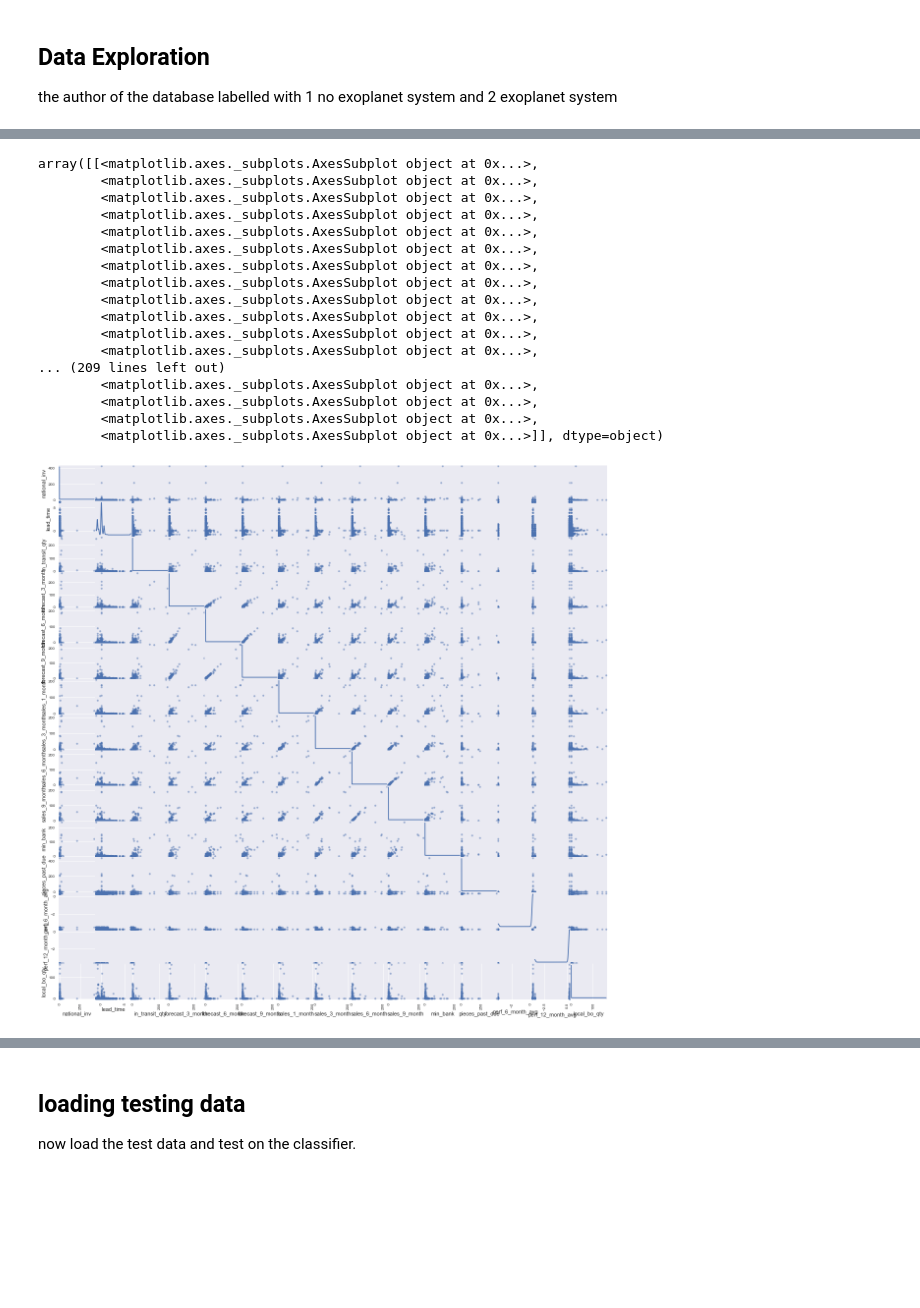
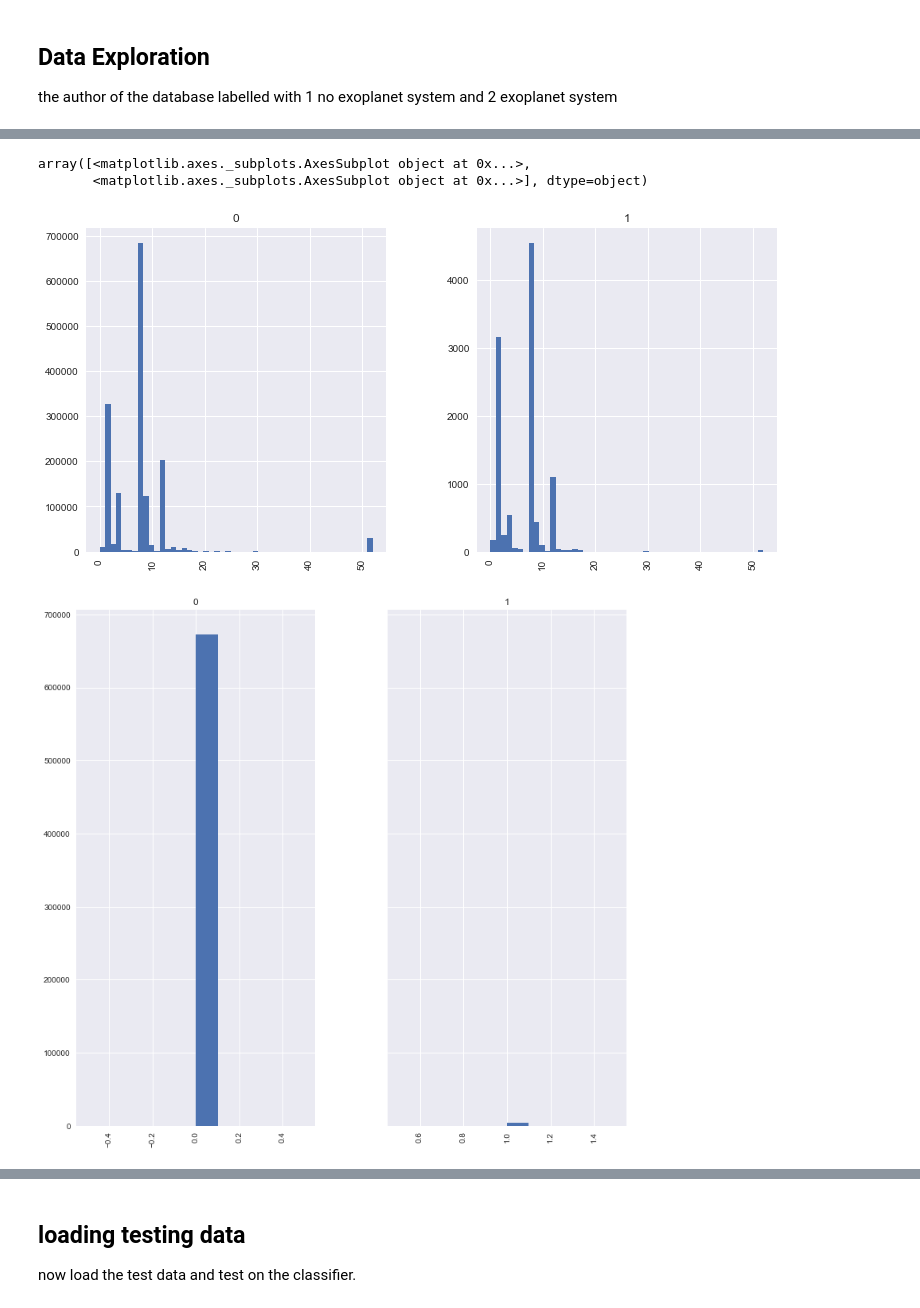
Before and after one commit to Drea1989/backorder-detection, a Jupyter notebook: Backorders.ipynb, the cells around one changed output, grey strips where cells are left out. Drawn from its saved outputs; the diff is of its cells as text; code cells hidden in the pictures; blank space fills up the shorter version.

```diff
--- a/Backorders.ipynb
+++ b/Backorders.ipynb
@@ -71,2 +84,9 @@ num_col = ['national_inv','lead_time','in_transit_qty','forecast_3_month','forec
            'forecast_9_month','sales_1_month','sales_3_month','sales_6_month','sales_9_month','min_bank',
           'pieces_past_due','perf_6_month_avg','perf_12_month_avg','local_bo_qty']
+# %%
+display(pd.DataFrame.hist(data, column='lead_time', by = 'went_on_backorder',figsize = (12,6), sharex = True,
+                         bins =50))
+# %% [output]
+array([<matplotlib.axes._subplots.AxesSubplot object at 0x...>,
+       <matplotlib.axes._subplots.AxesSubplot object at 0x...>], dtype=object)
+[figure, added]
@@ -82,25 +104,3 @@ sc = StandardScaler(copy=True, with_mean=True, with_std=True)
 scaler  = Pipeline([('min_max',mms),('std',sc)])
 
 std_data = pd.DataFrame(scaler.fit_transform(data), columns = data.keys())
-# %%
-samples = pd.concat([std_data[labels == 0].sample(frac=0.1),std_data[labels ==1]])
-display(pd.tools.plotting.scatter_matrix(samples[num_col], alpha=0.5, figsize=(12,12), diagonal='kde'))
-# %% [output]
-array([[<matplotlib.axes._subplots.AxesSubplot object at 0x...>,
-        <matplotlib.axes._subplots.AxesSubplot object at 0x...>,
-        <matplotlib.axes._subplots.AxesSubplot object at 0x...>,
-        <matplotlib.axes._subplots.AxesSubplot object at 0x...>,
-        <matplotlib.axes._subplots.AxesSubplot object at 0x...>,
-        <matplotlib.axes._subplots.AxesSubplot object at 0x...>,
-        <matplotlib.axes._subplots.AxesSubplot object at 0x...>,
-        <matplotlib.axes._subplots.AxesSubplot object at 0x...>,
-        <matplotlib.axes._subplots.AxesSubplot object at 0x...>,
-        <matplotlib.axes._subplots.AxesSubplot object at 0x...>,
-        <matplotlib.axes._subplots.AxesSubplot object at 0x...>,
-        <matplotlib.axes._subplots.AxesSubplot object at 0x...>,
-... (209 lines left out)
-        <matplotlib.axes._subplots.AxesSubplot object at 0x...>,
-        <matplotlib.axes._subplots.AxesSubplot object at 0x...>,
-        <matplotlib.axes._subplots.AxesSubplot object at 0x...>,
-        <matplotlib.axes._subplots.AxesSubplot object at 0x...>]], dtype=object)
-[figure, removed]
@@ -107,3 +110,14 @@ array([[<matplotlib.axes._subplots.AxesSubplot object at 0x...>,
+# %%
+#save sample data
+samples = std_data
+samples['label'] = labels
+samples  = samples.sample(frac=0.4)
+pd.DataFrame.hist(samples, column='label', by = 'label',figsize = (12,12), sharey = True)
+samples_labels = samples.label
+samples.drop('label',axis =1, inplace = True)
+pickle.dump((samples,samples_labels), open('samples.p', 'wb'))
+# %% [output]
+[figure, added]
 # %%
 kb = SelectKBest(k=10)
 feat_data = kb.fit_transform(std_data,labels)
```
Also changed, not shown: parts of 21 cells of this notebook.
